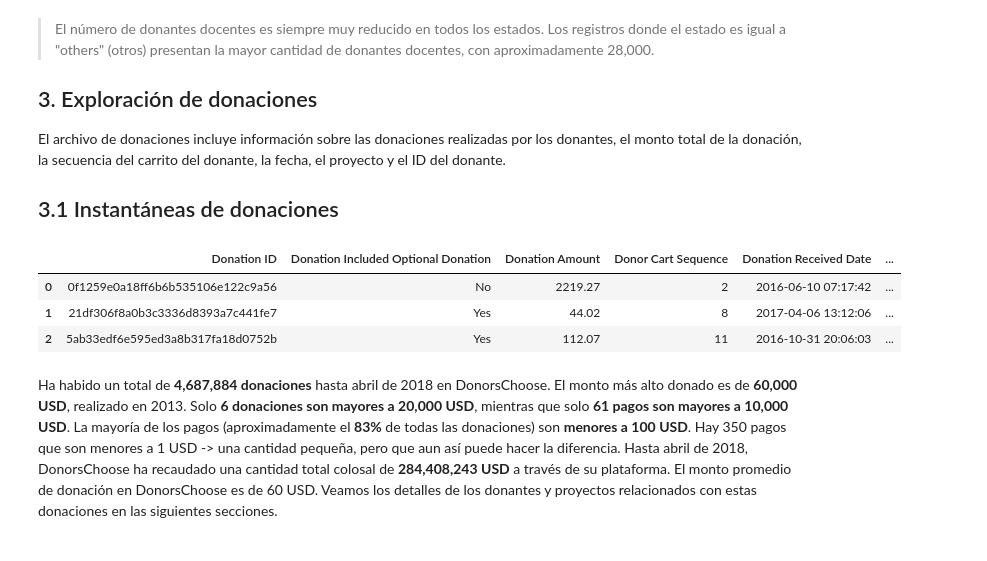
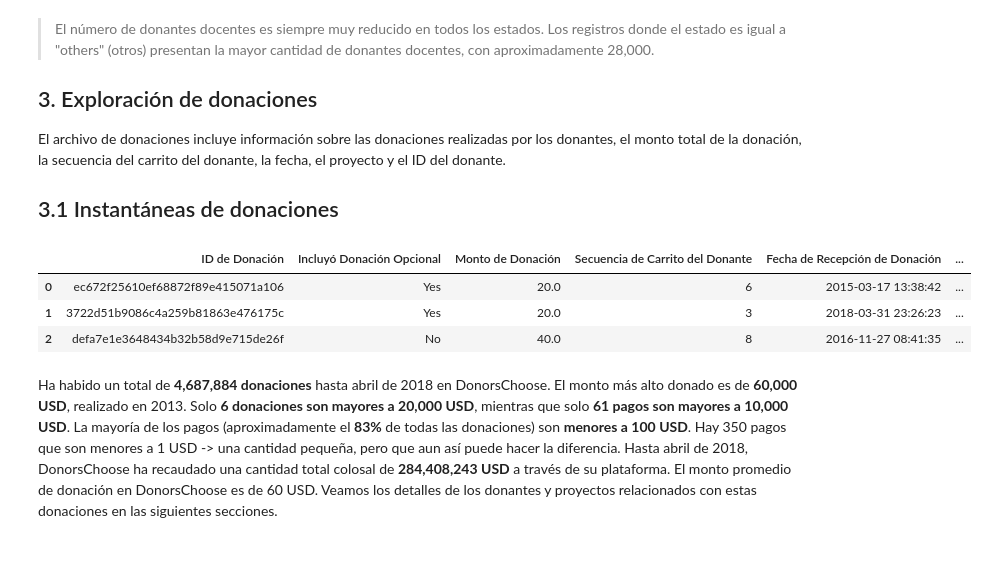
Before and after one commit to Marioleeyva/ADND_Prueba_Practica05, a Jupyter notebook: Practica05/Practica05_230117.ipynb, the cells around one changed output. Cells and saved outputs as stored; diff of their text form; code cells hidden in the pictures.

```diff
--- a/Practica05/Practica05_230117.ipynb
+++ b/Practica05/Practica05_230117.ipynb
@@ -1179,20 +1167,41 @@ El archivo de donaciones incluye información sobre las donaciones realizadas po
 
 ## <a id="3.1"> 3.1 Instantáneas de donaciones </a>
 # %%
-donations_df[['Donation ID', 'Donation Included Optional Donation', 'Donation Amount',
-       'Donor Cart Sequence', 'Donation Received Date', 'Project ID', 'Donor ID']].head(3)
-# donations_df.columns
+# Renombrar columnas para mostrar en español
+donations_df_es = donations_df.rename(columns={
+    'Donation ID': 'ID de Donación',
+    'Donation Included Optional Donation': 'Incluyó Donación Opcional',
+    'Donation Amount': 'Monto de Donación',
+    'Donor Cart Sequence': 'Secuencia de Carrito del Donante',
+    'Donation Received Date': 'Fecha de Recepción de Donación',
+    'Project ID': 'ID de Proyecto',
+    'Donor ID': 'ID de Donante'
+})
 
-# len(donations_df)
-# len(donations_df[donations_df['Donation Amount'] > 20000]) / len(donations_df)
-# len(donations_df[donations_df['Donation Amount'] > 10000]) / len(donations_df)
-# len(donations_df[donations_df['Donation Amount'] < 1])
-# np.mean(donations_df['Donation Amount'])
+# Mostrar las primeras 3 filas de donaciones con columnas en español
+donations_df_es[['ID de Donación', 'Incluyó Donación Opcional', 'Monto de Donación',
+       'Secuencia de Carrito del Donante', 'Fecha de Recepción de Donación', 'ID de Proyecto', 'ID de Donante']].head(3)
+
+# donations_df_es.columns  # Ver todas las columnas disponibles (en español)
+
+# len(donations_df_es)  # Total de donaciones en el dataset
+
+# Porcentaje de donaciones mayores a $20,000 USD
+# len(donations_df_es[donations_df_es['Monto de Donación'] > 20000]) / len(donations_df_es)
+
+# Porcentaje de donaciones mayores a $10,000 USD
+# len(donations_df_es[donations_df_es['Monto de Donación'] > 10000]) / len(donations_df_es)
+
+# Número de donaciones menores a $1 USD
+# len(donations_df_es[donations_df_es['Monto de Donación'] < 1])
+
+# Promedio del monto de donación
+# np.mean(donations_df_es['Monto de Donación'])
 # %% [output]
-|  | Donation ID | Donation Included Optional Donation | Donation Amount | Donor Cart Sequence | Donation Received Date | ... |
-| 0 | 0f1259e0a18ff6b6b535106e122c9a56 | No | 2219.27 | 2 | 2016-06-10 07:17:42 | ... |
-| 1 | 21df306f8a0b3c3336d8393a7c441fe7 | Yes | 44.02 | 8 | 2017-04-06 13:12:06 | ... |
-| 2 | 5ab33edf6e595ed3a8b317fa18d0752b | Yes | 112.07 | 11 | 2016-10-31 20:06:03 | ... |
+|  | ID de Donación | Incluyó Donación Opcional | Monto de Donación | Secuencia de Carrito del Donante | Fecha de Recepción de Donación | ... |
+| 0 | ec672f25610ef68872f89e415071a106 | Yes | 20.0 | 6 | 2015-03-17 13:38:42 | ... |
+| 1 | 3722d51b9086c4a259b81863e476175c | Yes | 20.0 | 3 | 2018-03-31 23:26:23 | ... |
+| 2 | defa7e1e3648434b32b58d9e715de26f | No | 40.0 | 8 | 2016-11-27 08:41:35 | ... |
 # %% [markdown]
 Ha habido un total de **4,687,884 donaciones** hasta abril de 2018 en DonorsChoose. El monto más alto donado es de **60,000 USD**, realizado en 2013. Solo **6 donaciones son mayores a 20,000 USD**, mientras que solo **61 pagos son mayores a 10,000 USD**. La mayoría de los pagos (aproximadamente el **83%** de todas las donaciones) son **menores a 100 USD**. Hay 350 pagos que son menores a 1 USD -> una cantidad pequeña, pero que aun así puede hacer la diferencia. Hasta abril de 2018, DonorsChoose ha recaudado una cantidad total colosal de **284,408,243 USD** a través de su plataforma. El monto promedio de donación en DonorsChoose es de 60 USD. Veamos los detalles de los donantes y proyectos relacionados con estas donaciones en las siguientes secciones.
 
```
Also changed, not shown: parts of 26 cells of this notebook.
